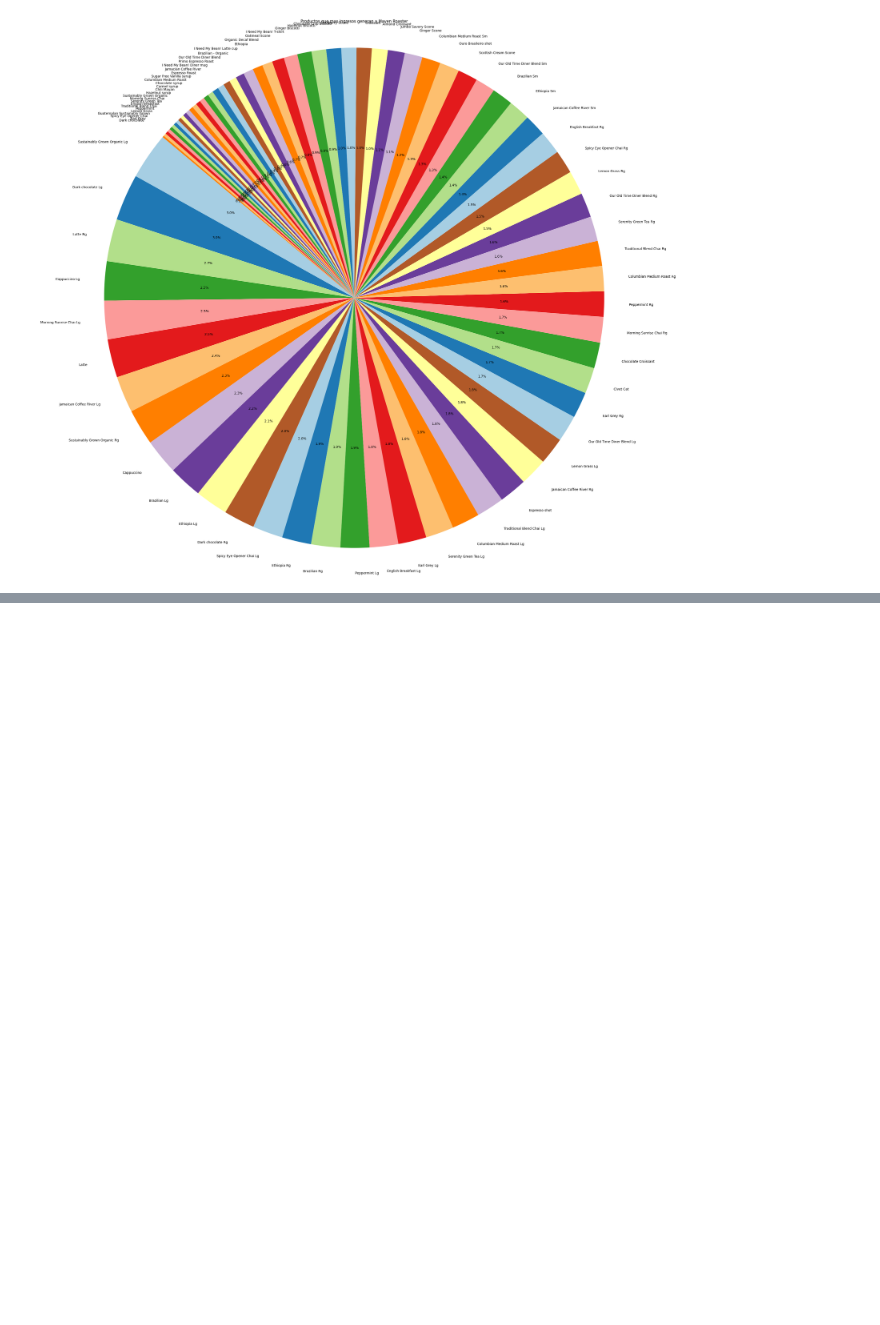
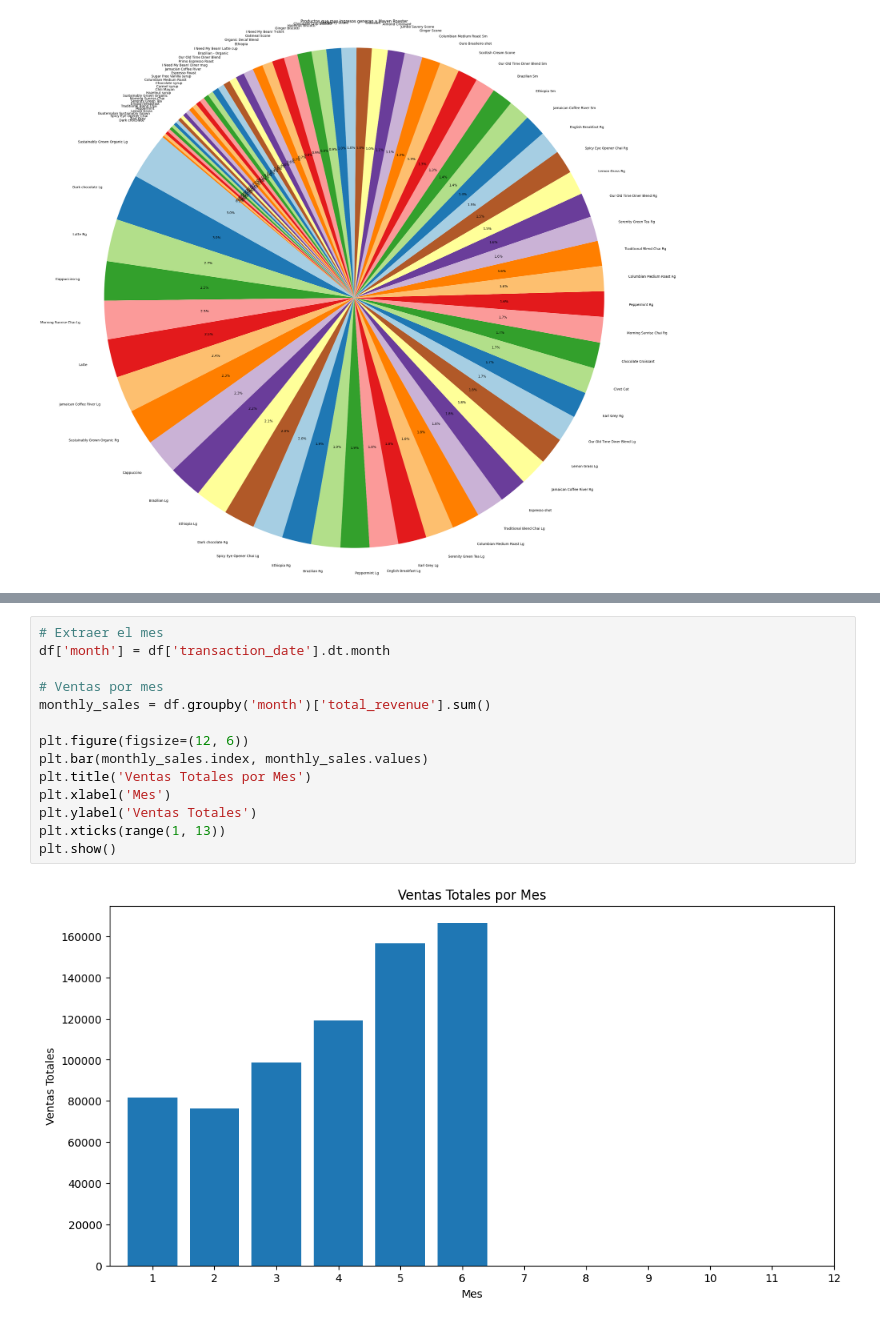
Before and after one commit to AndresOrtega-tech/CoffeShopSales, a Jupyter notebook: Analisis.ipynb, the cells around one changed output, grey strips where cells are left out. Drawn from its saved outputs; the diff is of its cells as text; blank space fills up the shorter version.

```diff
--- a/Analisis.ipynb
+++ b/Analisis.ipynb
@@ -226,0 +269,16 @@ plt.show()
+# %%
+# Extraer el mes
+df['month'] = df['transaction_date'].dt.month
+
+# Ventas por mes
+monthly_sales = df.groupby('month')['total_revenue'].sum()
+
+plt.figure(figsize=(12, 6))
+plt.bar(monthly_sales.index, monthly_sales.values)
+plt.title('Ventas Totales por Mes')
+plt.xlabel('Mes')
+plt.ylabel('Ventas Totales')
+plt.xticks(range(1, 13))
+plt.show()
+# %% [output]
+[figure, added]
```
Also changed, not shown: parts of 5 cells of this notebook.
